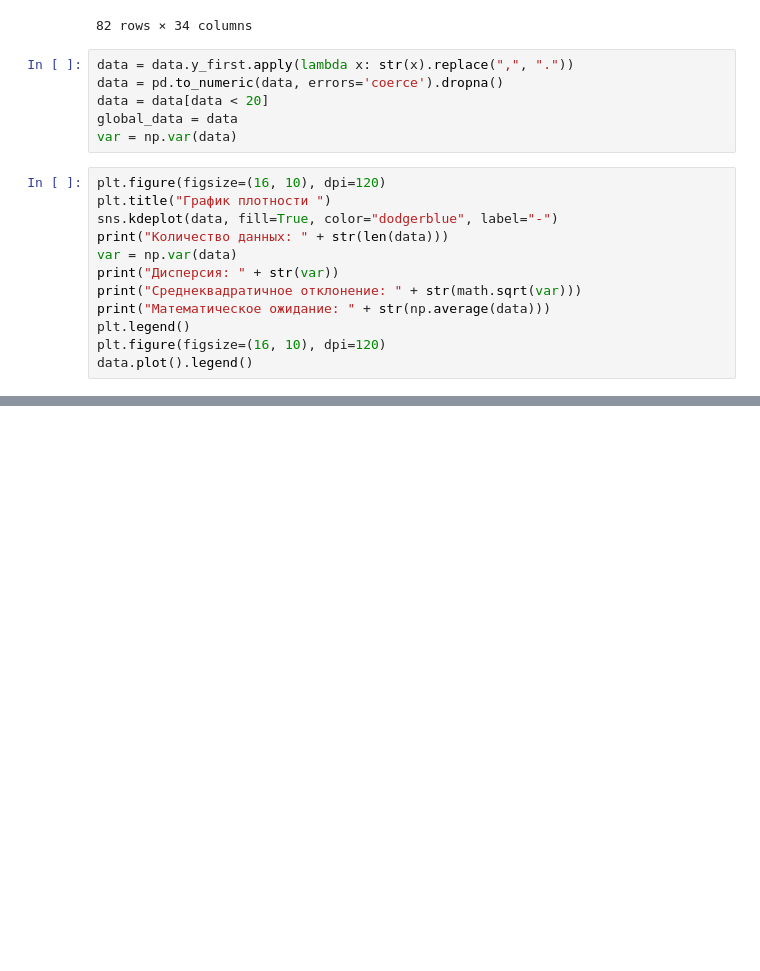
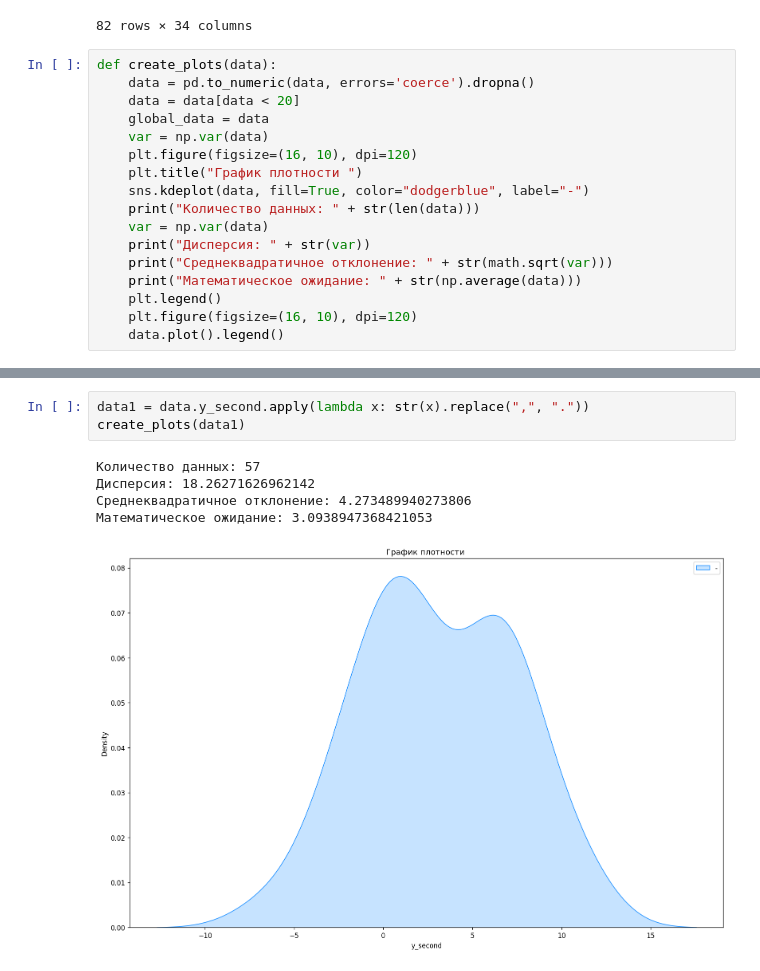
Before and after one commit to NNakleskin/kek-lol, a Jupyter notebook: main.ipynb, the cells around one changed output, grey strips where cells are left out. Saved outputs shown, nothing was run; the diff lists cells and outputs as text; blank space fills up the shorter version.

```diff
--- a/main.ipynb
+++ b/main.ipynb
@@ -26,21 +26,20 @@ data
 | 80 | NaN | NaN | NaN | NaN | NaN | NaN | NaN | NaN | NaN | ... |
 | 81 | NaN | NaN | NaN | NaN | NaN | NaN | NaN | NaN | NaN | ... |
 82 rows × 34 columns
-# %%
-data = data.y_first.apply(lambda x: str(x).replace(",", "."))
-data = pd.to_numeric(data, errors='coerce').dropna()
-data = data[data < 20]
-global_data = data
-var = np.var(data)
 # %%
-plt.figure(figsize=(16, 10), dpi=120)
-plt.title("График плотности ")
-sns.kdeplot(data, fill=True, color="dodgerblue", label="-")
-print("Количество данных: " + str(len(data)))
-var = np.var(data)
-print("Дисперсия: " + str(var))
-print("Среднеквадратичное отклонение: " + str(math.sqrt(var)))
-print("Математическое ожидание: " + str(np.average(data)))
-plt.legend()
-plt.figure(figsize=(16, 10), dpi=120)
-data.plot().legend()
+def create_plots(data):
+    data = pd.to_numeric(data, errors='coerce').dropna()
+    data = data[data < 20]
+    global_data = data
+    var = np.var(data)
+    plt.figure(figsize=(16, 10), dpi=120)
+    plt.title("График плотности ")
+    sns.kdeplot(data, fill=True, color="dodgerblue", label="-")
+    print("Количество данных: " + str(len(data)))
+    var = np.var(data)
+    print("Дисперсия: " + str(var))
+    print("Среднеквадратичное отклонение: " + str(math.sqrt(var)))
+    print("Математическое ожидание: " + str(np.average(data)))
+    plt.legend()
+    plt.figure(figsize=(16, 10), dpi=120)
+    data.plot().legend()
@@ -54,0 +56,9 @@ data.plot().legend()
+# %%
+data1 = data.y_second.apply(lambda x: str(x).replace(",", "."))
+create_plots(data1)
+# %% [output]
+Количество данных: 57
+Дисперсия: 18.26271626962142
+Среднеквадратичное отклонение: 4.273489940273806
+Математическое ожидание: 3.0938947368421053
+[figure, added]
```
Also changed, not shown: parts of 3 cells of this notebook.
